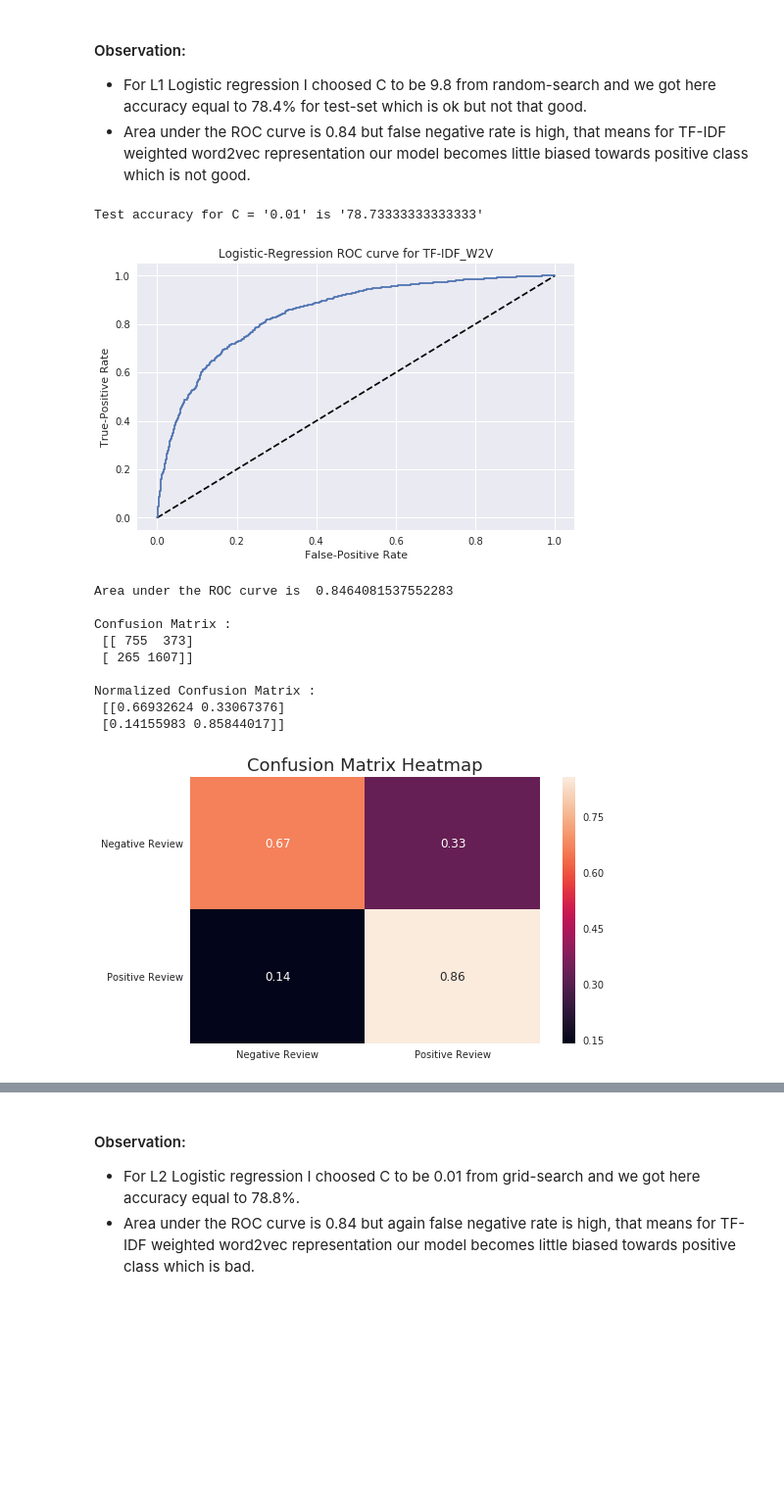
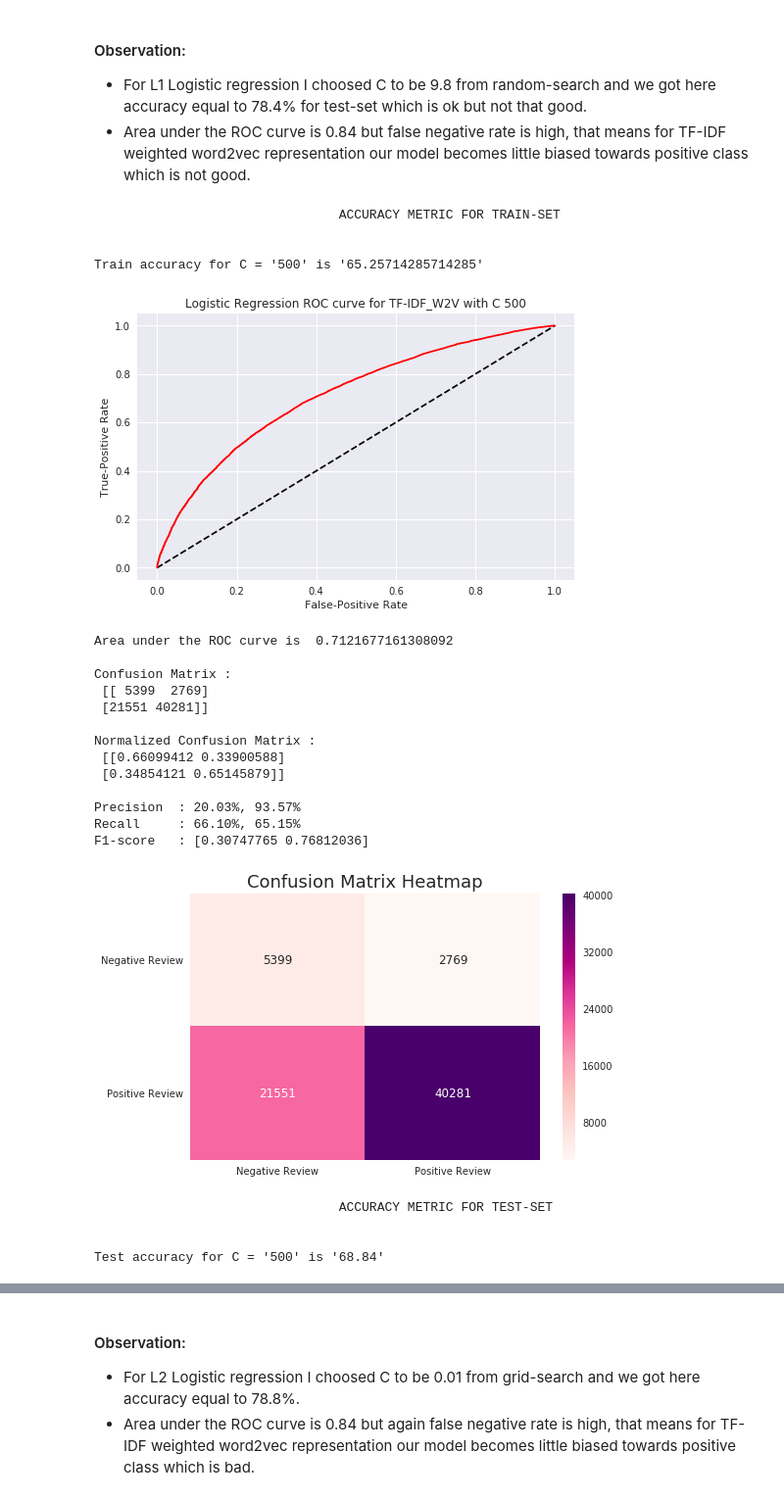
Before and after one commit to sradheya99/ML-Algorithms, a Jupyter notebook: 4.LogisticRegression/LogisticRegression_AZ.ipynb, the cells around one changed output, grey strips where cells are left out. Shown at 98% size. Cells and saved outputs as stored; diff of their text form; code cells hidden in the pictures; blank space fills up the shorter version.

```diff
--- a/4.LogisticRegression/LogisticRegression_AZ.ipynb
+++ b/4.LogisticRegression/LogisticRegression_AZ.ipynb
@@ -1648,18 +1689,29 @@ Normalized Confusion Matrix :
 #### Observation:
 * For L1 Logistic regression I choosed C to be 9.8 from random-search and we got here accuracy equal to 78.4% for test-set which is ok but not that good.
 * Area under the ROC curve is 0.84 but false negative rate is high, that means for TF-IDF weighted word2vec representation our model becomes little biased towards positive class which is not good.
-# %%
-final_test_acc(tfidf_word2vec, score[:10000], 'l2', 0.01, 'TF-IDF_W2V')
-# %% [output]
-Test accuracy for C = '0.01' is '78.73333333333333'
-[figure, removed]
-Area under the ROC curve is  0.8464081537552283
-
-Confusion Matrix :
- [[ 755  373]
- [ 265 1607]]
-
-Normalized Confusion Matrix :
- [[0.66932624 0.33067376]
- [0.14155983 0.85844017]]
-[figure, removed]
+# %%
+final_test_acc(train_vect, train_y, test_vect, test_y, 'l2', 500, 'TF-IDF_W2V')
+# %% [output]
+                                ACCURACY METRIC FOR TRAIN-SET
+
+
+Train accuracy for C = '500' is '65.25714285714285'
+[figure, added]
+Area under the ROC curve is  0.7121677161308092
+
+Confusion Matrix :
+ [[ 5399  2769]
+ [21551 40281]]
+
+Normalized Confusion Matrix :
+ [[0.66099412 0.33900588]
+ [0.34854121 0.65145879]]
+
+Precision  : 20.03%, 93.57%
+Recall     : 66.10%, 65.15%
+F1-score   : [0.30747765 0.76812036]
+[figure, added]
+                                ACCURACY METRIC FOR TEST-SET
+
+
+Test accuracy for C = '500' is '68.84'
```
Also changed, not shown: parts of 24 cells of this notebook, 1 other file.
